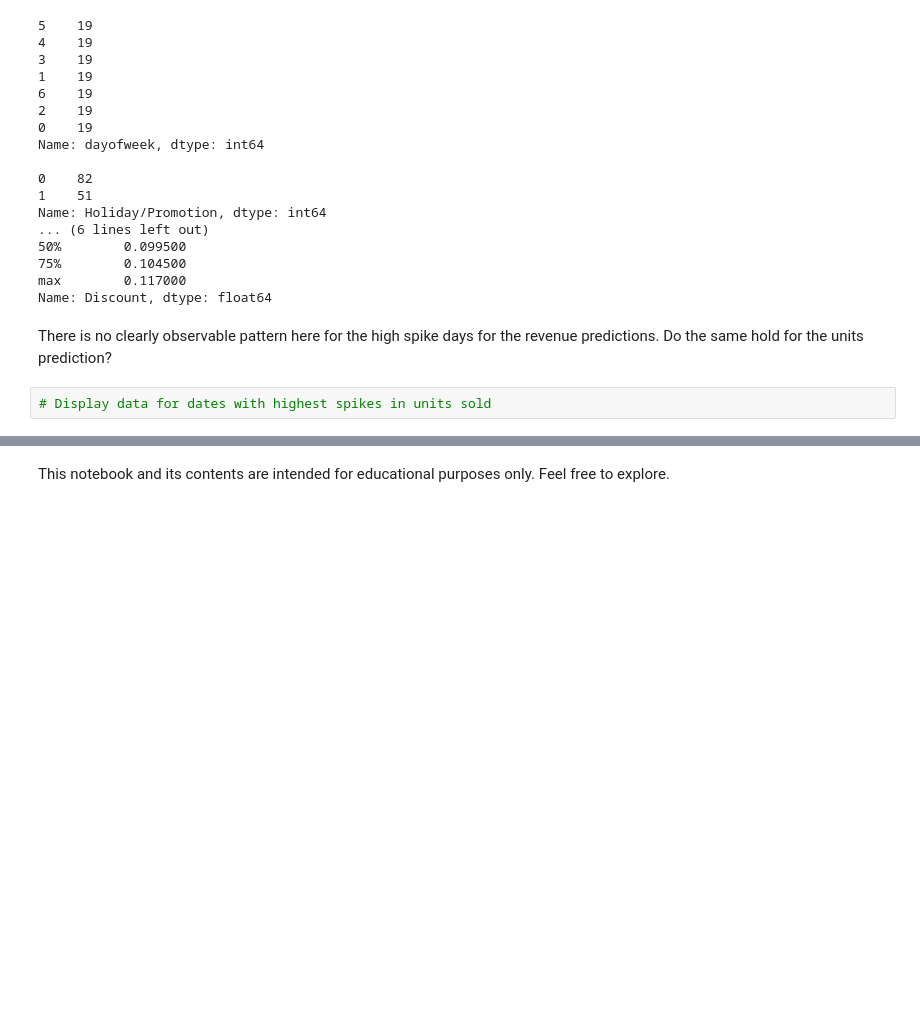
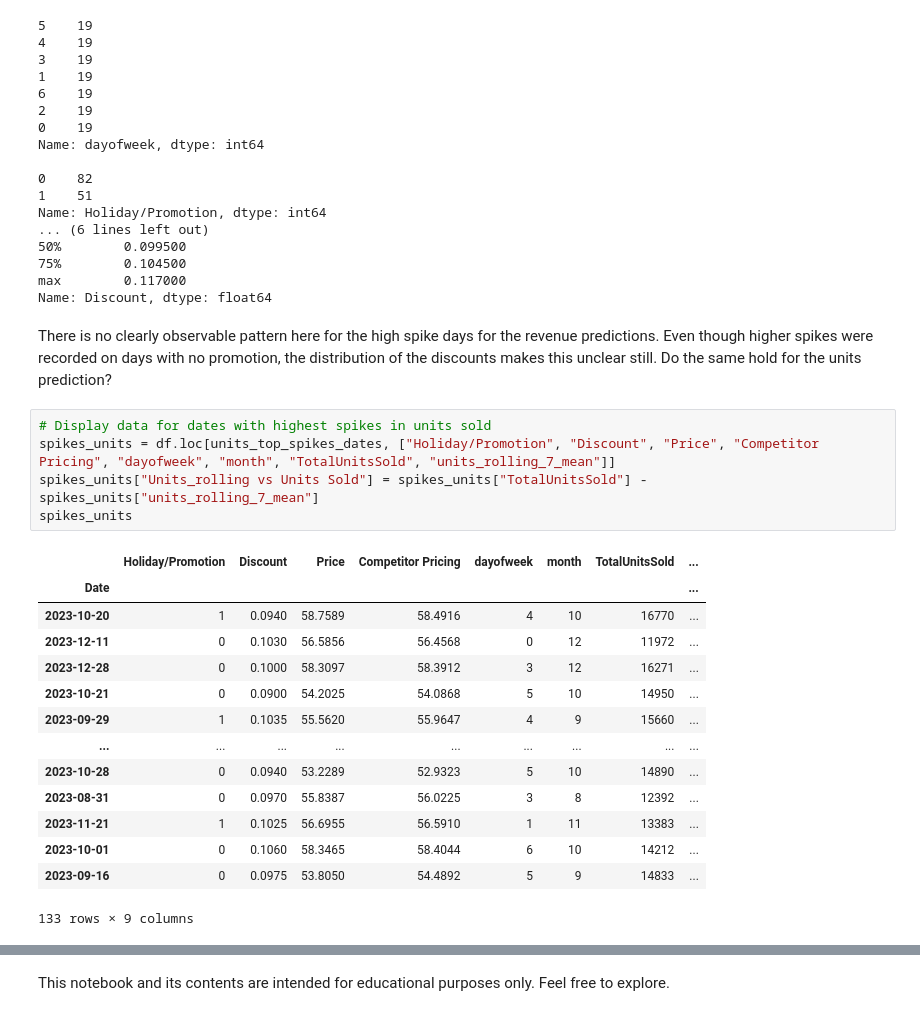
Before and after one commit to Mohammed-Hanan-Othman/time-series-forecasting, a Jupyter notebook: notebooks/sales_prediction_lightgbm.ipynb, the cells around one changed output, grey strips where cells are left out. Cells and saved outputs as stored; diff of their text form; blank space fills up the shorter version.

Commit message:
Obtained dates for units spikes and derived insights to analyze units spike patterns

```diff
--- a/notebooks/sales_prediction_lightgbm.ipynb
+++ b/notebooks/sales_prediction_lightgbm.ipynb
@@ -579,6 +579,24 @@ Name: Holiday/Promotion, dtype: int64
 max        0.117000
 Name: Discount, dtype: float64
 # %% [markdown]
-There is no clearly observable pattern here for the high spike days for the revenue predictions. Do the same hold for the units prediction?
+There is no clearly observable pattern here for the high spike days for the revenue predictions. Even though higher spikes were recorded on days with no promotion, the distribution of the discounts makes this unclear still. Do the same hold for the units prediction?
 # %%
 # Display data for dates with highest spikes in units sold
+spikes_units = df.loc[units_top_spikes_dates, ["Holiday/Promotion", "Discount", "Price", "Competitor Pricing", "dayofweek", "month", "TotalUnitsSold", "units_rolling_7_mean"]]
+spikes_units["Units_rolling vs Units Sold"] = spikes_units["TotalUnitsSold"] - spikes_units["units_rolling_7_mean"]
+spikes_units
+# %% [output]
+|  | Holiday/Promotion | Discount | Price | Competitor Pricing | dayofweek | month | TotalUnitsSold | ... |
+| Date |  |  |  |  |  |  |  | ... |
+| 2023-10-20 | 1 | 0.0940 | 58.7589 | 58.4916 | 4 | 10 | 16770 | ... |
+| 2023-12-11 | 0 | 0.1030 | 56.5856 | 56.4568 | 0 | 12 | 11972 | ... |
+| 2023-12-28 | 0 | 0.1000 | 58.3097 | 58.3912 | 3 | 12 | 16271 | ... |
+| 2023-10-21 | 0 | 0.0900 | 54.2025 | 54.0868 | 5 | 10 | 14950 | ... |
+| 2023-09-29 | 1 | 0.1035 | 55.5620 | 55.9647 | 4 | 9 | 15660 | ... |
+| ... | ... | ... | ... | ... | ... | ... | ... | ... |
+| 2023-10-28 | 0 | 0.0940 | 53.2289 | 52.9323 | 5 | 10 | 14890 | ... |
+| 2023-08-31 | 0 | 0.0970 | 55.8387 | 56.0225 | 3 | 8 | 12392 | ... |
+| 2023-11-21 | 1 | 0.1025 | 56.6955 | 56.5910 | 1 | 11 | 13383 | ... |
+| 2023-10-01 | 0 | 0.1060 | 58.3465 | 58.4044 | 6 | 10 | 14212 | ... |
+| 2023-09-16 | 0 | 0.0975 | 53.8050 | 54.4892 | 5 | 9 | 14833 | ... |
+133 rows × 9 columns
```
Also changed, not shown: parts of 2 cells of this notebook.
